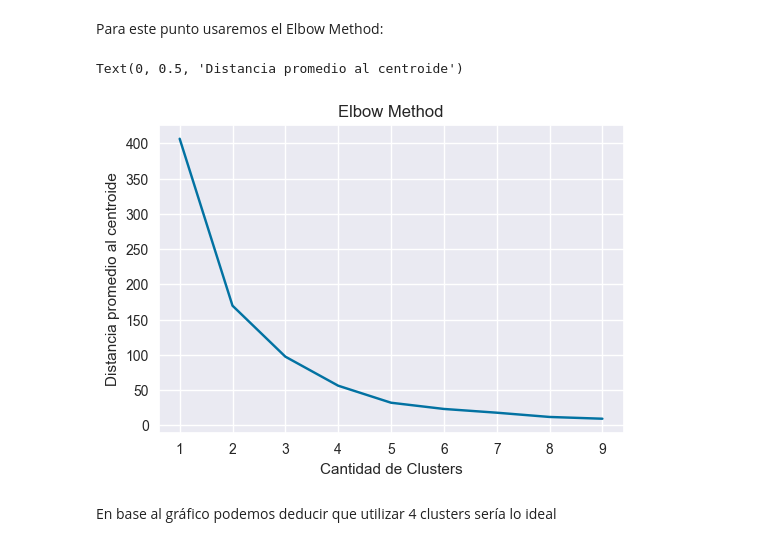
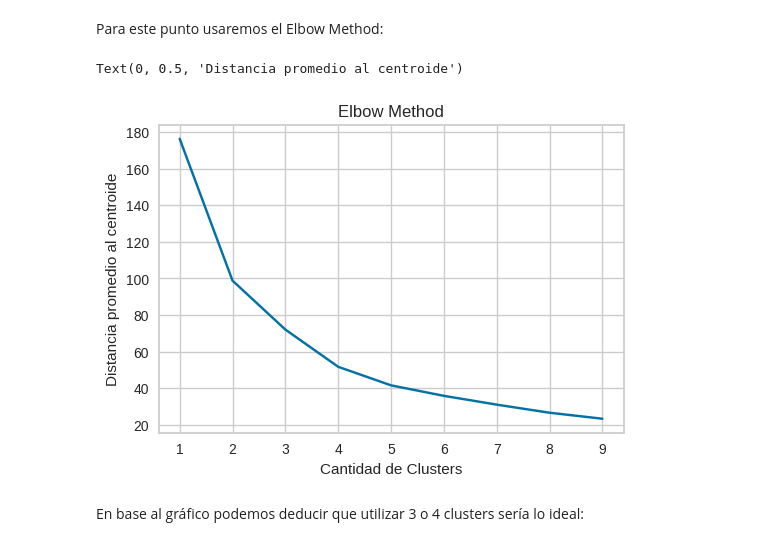
Before and after one commit to hmaldonado12/7506R-1C2024-GRUPO6, a Jupyter notebook: tp1/7506R_TP1_GRUPO06_ENTREGA.ipynb, the cells around one changed output. Cells and saved outputs as stored; diff of their text form; code cells hidden in the pictures.

```diff
--- a/tp1/7506R_TP1_GRUPO06_ENTREGA.ipynb
+++ b/tp1/7506R_TP1_GRUPO06_ENTREGA.ipynb
@@ -547,7 +547,7 @@ for i in range (0,reparado.shape[0]):
   if rooms!=rooms:
       sup_cub = fila["property_surface_covered"]
       nuevo_rooms = sup_cub / met_por_hab.get(zona)
-      reparado.iat[i, 7] = nueva_sup_cub
+      reparado.iat[i, 7] = round(nuevo_rooms)
 # %% [markdown]
 Finalmente solo queda completar la columna property_beedrooms, para la cual primero calcularemos por zona el porcentaje de rooms que son bedrooms, esto para luego poder estimar cuantos bedrooms hay utilizando el dato property_rooms
 # %%
@@ -1065,4 +1054,0 @@ x
-# %%
-kmeans = KMeans(n_clusters=6)
-kmeans.fit(x)
-identified_clusters = kmeans.fit_predict(x)
@@ -1083,19 +1069,19 @@ Para este punto usaremos el Elbow Method:
 # %%
 distancias_prom = []
 for i in range(1,10):
   kmeans = KMeans(i)
-  kmeans.fit(x)
+  kmeans.fit(x_norm)
   iner = kmeans.inertia_
   distancias_prom.append(iner)
 
 cant_clust = range(1,10)
 plt.figure(figsize=(6,4))
 plt.plot(cant_clust,distancias_prom)
 plt.title('Elbow Method')
 plt.xlabel('Cantidad de Clusters')
 plt.ylabel('Distancia promedio al centroide')
 # %% [output]
 Text(0, 0.5, 'Distancia promedio al centroide')
-[figure, old version]
+[figure, new version]
 # %% [markdown]
-En base al gráfico podemos deducir que utilizar 4 clusters sería lo ideal
+En base al gráfico podemos deducir que utilizar 3 o 4 clusters sería lo ideal:
```
Also changed, not shown: parts of 55 cells of this notebook.
